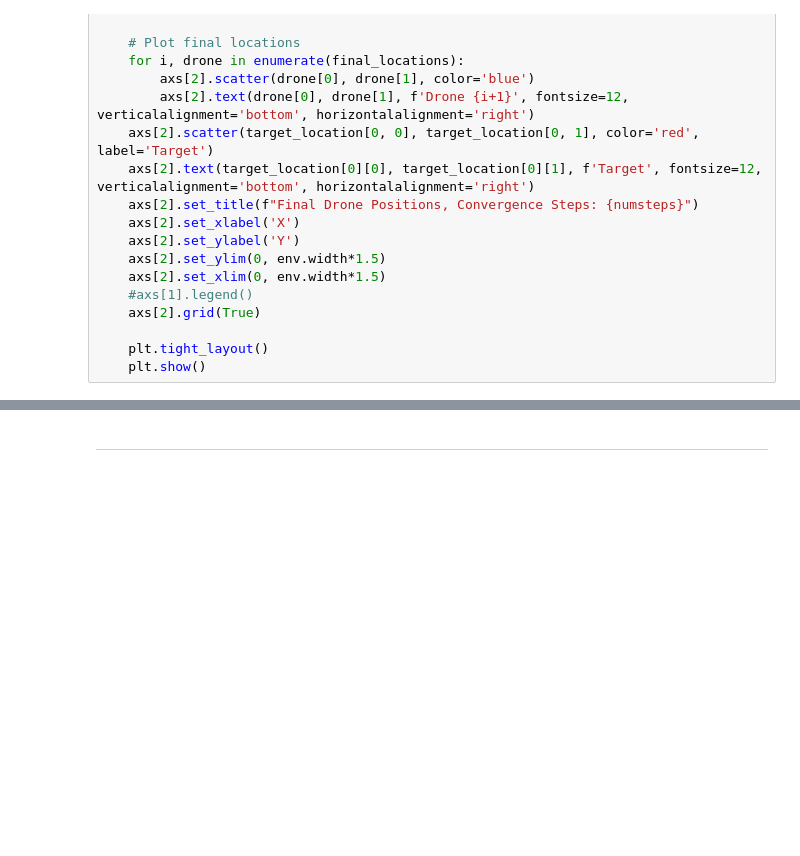
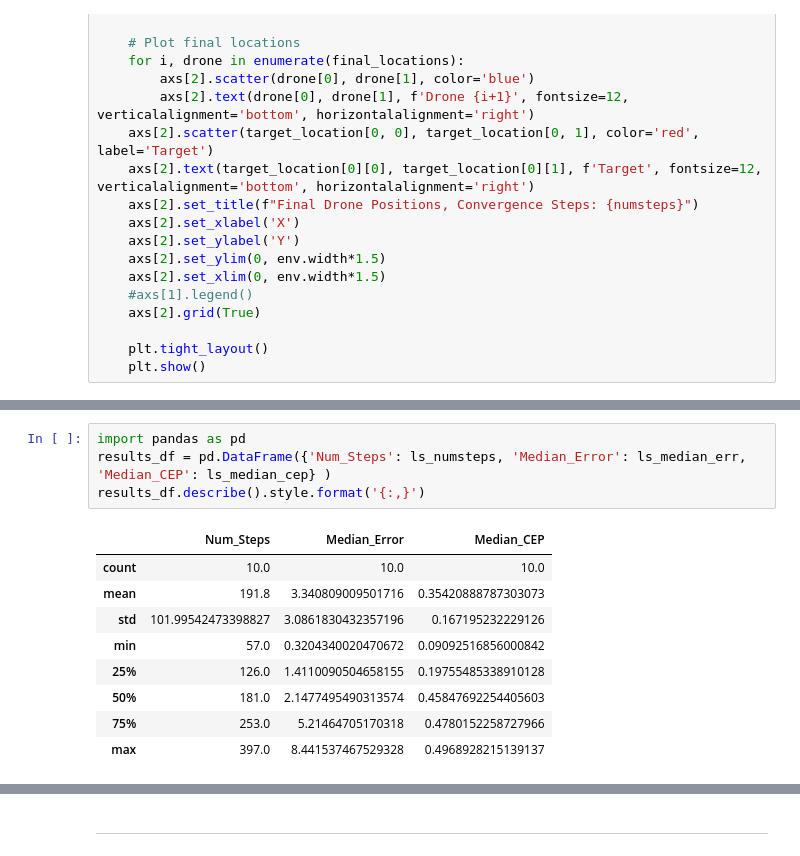
Before and after one commit to raneyoliver/CS8321Labs-public, a Jupyter notebook: lab5/Lab5_FinalProject_Iter1.ipynb, the cells around one changed output, grey strips where cells are left out. Cells and saved outputs as stored; diff of their text form; blank space fills up the shorter version.

```diff
--- a/lab5/Lab5_FinalProject_Iter1.ipynb
+++ b/lab5/Lab5_FinalProject_Iter1.ipynb
@@ -537,0 +538,14 @@ Completion Steps:  392
+# %%
+import pandas as pd
+results_df = pd.DataFrame({'Num_Steps': ls_numsteps, 'Median_Error': ls_median_err, 'Median_CEP': ls_median_cep} )
+results_df.describe().style.format('{:,}')
+# %% [output]
+|  | Num_Steps | Median_Error | Median_CEP |
+| count | 10.0 | 10.0 | 10.0 |
+| mean | 191.8 | 3.340809009501716 | 0.35420888787303073 |
+| std | 101.99542473398827 | 3.0861830432357196 | 0.167195232229126 |
+| min | 57.0 | 0.3204340020470672 | 0.09092516856000842 |
+| 25% | 126.0 | 1.4110090504658155 | 0.19755485338910128 |
+| 50% | 181.0 | 2.1477495490313574 | 0.45847692254405603 |
+| 75% | 253.0 | 5.21464705170318 | 0.4780152258727966 |
+| max | 397.0 | 8.441537467529328 | 0.4968928215139137 |
```
Also changed, not shown: parts of 6 cells of this notebook.
